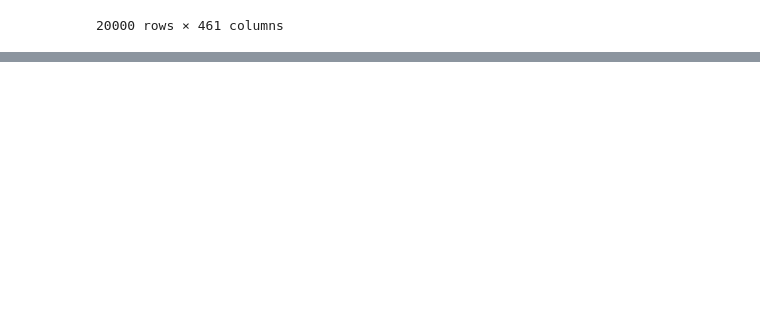
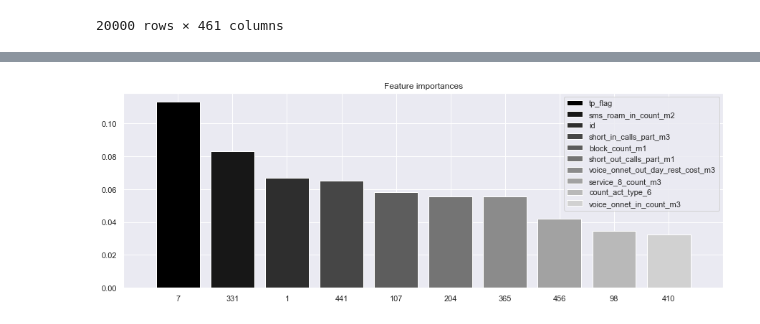
Before and after one commit to ML-Project-Univercity/Project, a Jupyter notebook: Project/Moduls/RandomForest.ipynb, the cells around one changed output, grey strips where cells are left out. Cells and saved outputs as stored; diff of their text form; code cells hidden in the pictures; blank space fills up the shorter version.

```diff
--- a/Project/Moduls/RandomForest.ipynb
+++ b/Project/Moduls/RandomForest.ipynb
@@ -64,0 +245,6 @@ df_new_100['target'] = y
+# %%
+rf = RandomForestClassifier(random_state=42, n_estimators = 400, max_features = "sqrt")
+rf_params={'max_depth': max_depth, 'min_samples_split': min_samples_split, 'min_samples_leaf': min_samples_leaf}
+
+rf_grid = GridSearchCV(rf, rf_params, cv=kf, scoring='roc_auc', n_jobs = -1)
+rf_grid.fit(X_train, y_train)
@@ -64,0 +267,3 @@ df_new_100['target'] = y
+# %%
+rf_model = RandomForestClassifier(random_state=42, n_estimators = 400, max_features = "sqrt", max_depth= 5, min_samples_leaf= 5, min_samples_split=10)
+rf_model.fit(X_train, y_train)
@@ -64,0 +273,6 @@ df_new_100['target'] = y
+# %%
+estimate = rf_model.estimators_[3]
+export_graphviz(estimate, out_file='tree_from_rf.dot', feature_names = X.columns)
+
+export_graphviz(estimate, out_file='tree_from_rf.dot', feature_names=X.columns)
+print(open('tree_from_rf.dot').read())
@@ -64,0 +297,11 @@ df_new_100['target'] = y
+# %%
+features = {'f' + str(i + 1):name for (i, name) in zip(range(len(df_ForestImputer.columns)), df_ForestImputer.columns)}
+importances = estimate.feature_importances_
+
+indices = np.argsort(importances)[:: -1]
+num_to_plot = 10
+feature_indices = [ind + 1 for ind in indices[:num_to_plot]]
+
+print("Feature ranking:")
+for f in range(num_to_plot):
+    print(f + 1, features["f" + str(feature_indices[f])], importances[indices[f]])
@@ -64,0 +320,13 @@ df_new_100['target'] = y
+# %%
+plt.figure(figsize=(15,5))
+plt.title("Feature importances")
+bars = plt.bar(range(num_to_plot),
+               importances[indices[:num_to_plot]],
+               color=([str(i / float(num_to_plot +  1)) for i in range(num_to_plot)]),
+               align="center")
+ticks = plt.xticks(range(num_to_plot),
+                   feature_indices)
+plt.xlim([-1, num_to_plot])
+plt.legend(bars, [u''.join(features["f" + str(i)]) for i in feature_indices]);
+# %% [output]
+[figure, added]
```
Also changed, not shown: parts of 26 cells of this notebook, 2 other files.
